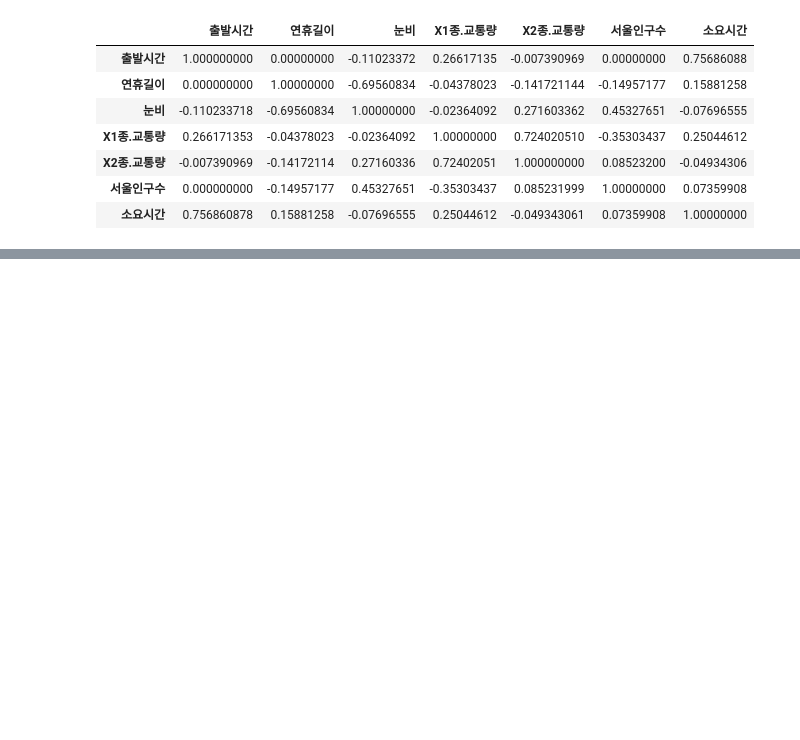
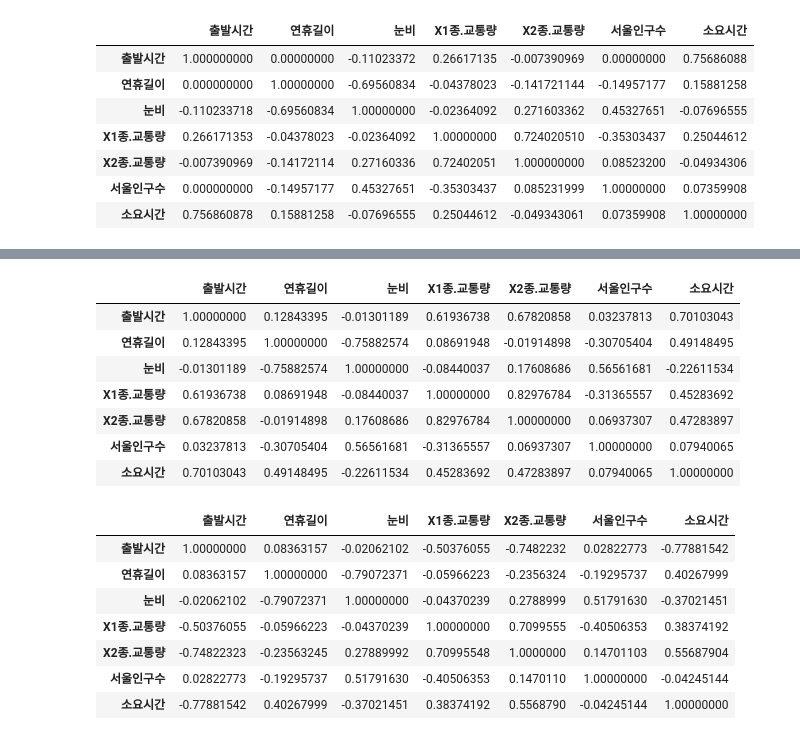
Before and after one commit to monargent0/TJRrrClass, a Jupyter notebook: 교통량.ipynb, the cells around one changed output, grey strips where cells are left out. Saved outputs shown, nothing was run; the diff lists cells and outputs as text; code cells hidden in the pictures; blank space fills up the shorter version.

```diff
--- a/교통량.ipynb
+++ b/교통량.ipynb
@@ -1772,0 +1771,20 @@ cor(iris[-5])
+# %%
+cor(day1am[,-1])
+cor(day1pm[,-1])
+# %% [output]
+|  | 출발시간 | 연휴길이 | 눈비 | X1종.교통량 | X2종.교통량 | 서울인구수 | 소요시간 |
+| 출발시간 | 1.00000000 | 0.12843395 | -0.01301189 | 0.61936738 | 0.67820858 | 0.03237813 | 0.70103043 |
+| 연휴길이 | 0.12843395 | 1.00000000 | -0.75882574 | 0.08691948 | -0.01914898 | -0.30705404 | 0.49148495 |
+| 눈비 | -0.01301189 | -0.75882574 | 1.00000000 | -0.08440037 | 0.17608686 | 0.56561681 | -0.22611534 |
+| X1종.교통량 | 0.61936738 | 0.08691948 | -0.08440037 | 1.00000000 | 0.82976784 | -0.31365557 | 0.45283692 |
+| X2종.교통량 | 0.67820858 | -0.01914898 | 0.17608686 | 0.82976784 | 1.00000000 | 0.06937307 | 0.47283897 |
+| 서울인구수 | 0.03237813 | -0.30705404 | 0.56561681 | -0.31365557 | 0.06937307 | 1.00000000 | 0.07940065 |
+| 소요시간 | 0.70103043 | 0.49148495 | -0.22611534 | 0.45283692 | 0.47283897 | 0.07940065 | 1.00000000 |
+|  | 출발시간 | 연휴길이 | 눈비 | X1종.교통량 | X2종.교통량 | 서울인구수 | 소요시간 |
+| 출발시간 | 1.00000000 | 0.08363157 | -0.02062102 | -0.50376055 | -0.7482232 | 0.02822773 | -0.77881542 |
+| 연휴길이 | 0.08363157 | 1.00000000 | -0.79072371 | -0.05966223 | -0.2356324 | -0.19295737 | 0.40267999 |
+| 눈비 | -0.02062102 | -0.79072371 | 1.00000000 | -0.04370239 | 0.2788999 | 0.51791630 | -0.37021451 |
+| X1종.교통량 | -0.50376055 | -0.05966223 | -0.04370239 | 1.00000000 | 0.7099555 | -0.40506353 | 0.38374192 |
+| X2종.교통량 | -0.74822323 | -0.23563245 | 0.27889992 | 0.70995548 | 1.0000000 | 0.14701103 | 0.55687904 |
+| 서울인구수 | 0.02822773 | -0.19295737 | 0.51791630 | -0.40506353 | 0.1470110 | 1.00000000 | -0.04245144 |
+| 소요시간 | -0.77881542 | 0.40267999 | -0.37021451 | 0.38374192 | 0.5568790 | -0.04245144 | 1.00000000 |
```
Also changed, not shown: parts of 14 cells of this notebook, 5 other files.
